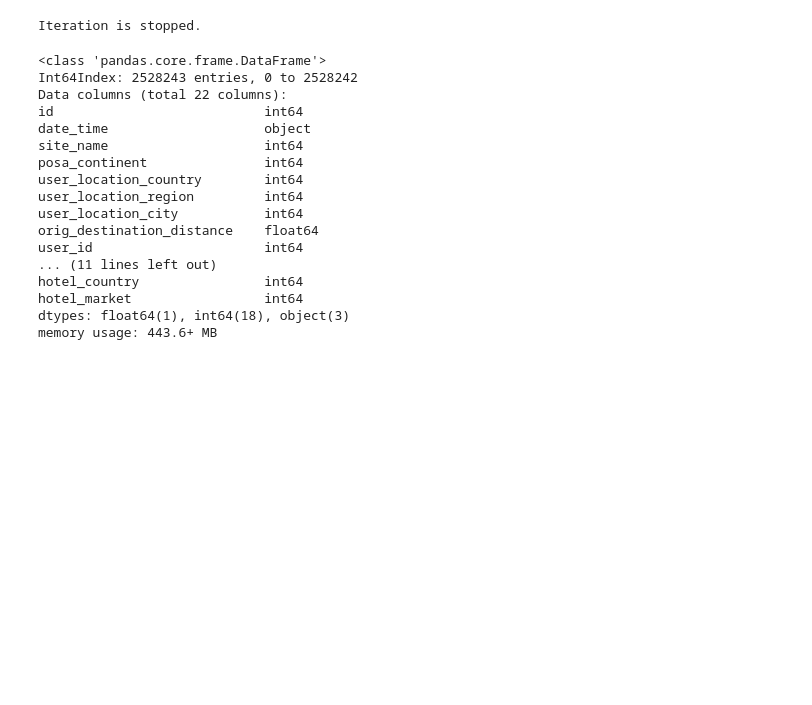
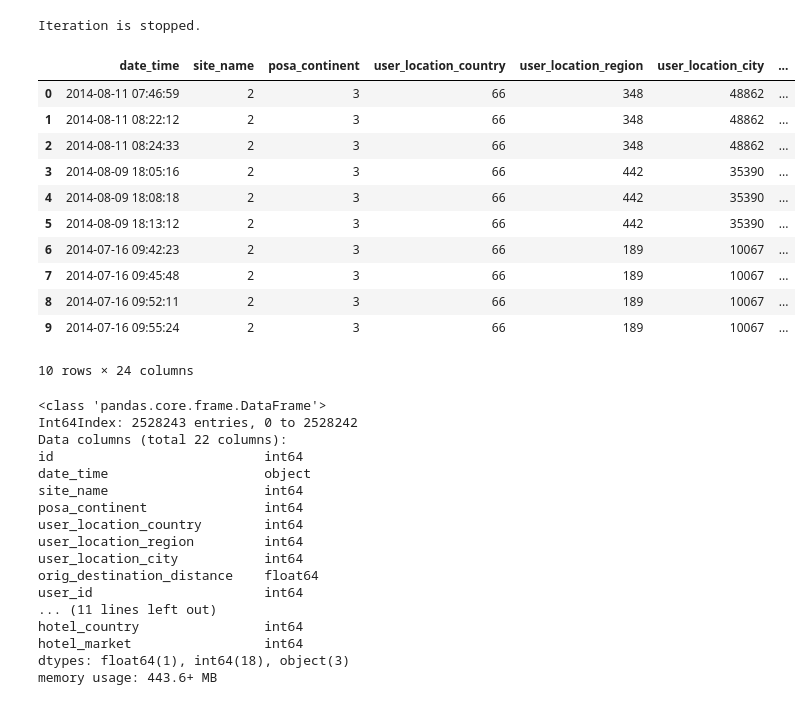
Before and after one commit to wangjiahong/Expedia-kaggle, a Jupyter notebook: Expedia.ipynb, the cells around one changed output. Drawn from its saved outputs; the diff is of its cells as text; code cells hidden in the pictures; blank space fills up the shorter version.

```diff
--- a/Expedia.ipynb
+++ b/Expedia.ipynb
@@ -265,6 +266,21 @@ while loop:
 df = pd.concat(chunks, ignore_index=True)
 # %% [output]
 Iteration is stopped.
+# %%
+df[:10:]
+# %% [output]
+|  | date_time | site_name | posa_continent | user_location_country | user_location_region | user_location_city | ... |
+| 0 | 2014-08-11 07:46:59 | 2 | 3 | 66 | 348 | 48862 | ... |
+| 1 | 2014-08-11 08:22:12 | 2 | 3 | 66 | 348 | 48862 | ... |
+| 2 | 2014-08-11 08:24:33 | 2 | 3 | 66 | 348 | 48862 | ... |
+| 3 | 2014-08-09 18:05:16 | 2 | 3 | 66 | 442 | 35390 | ... |
+| 4 | 2014-08-09 18:08:18 | 2 | 3 | 66 | 442 | 35390 | ... |
+| 5 | 2014-08-09 18:13:12 | 2 | 3 | 66 | 442 | 35390 | ... |
+| 6 | 2014-07-16 09:42:23 | 2 | 3 | 66 | 189 | 10067 | ... |
+| 7 | 2014-07-16 09:45:48 | 2 | 3 | 66 | 189 | 10067 | ... |
+| 8 | 2014-07-16 09:52:11 | 2 | 3 | 66 | 189 | 10067 | ... |
+| 9 | 2014-07-16 09:55:24 | 2 | 3 | 66 | 189 | 10067 | ... |
+10 rows × 24 columns
 # %%
 test.info()
 # %% [output]
```
Also changed, not shown: parts of 1 cell of this notebook.
